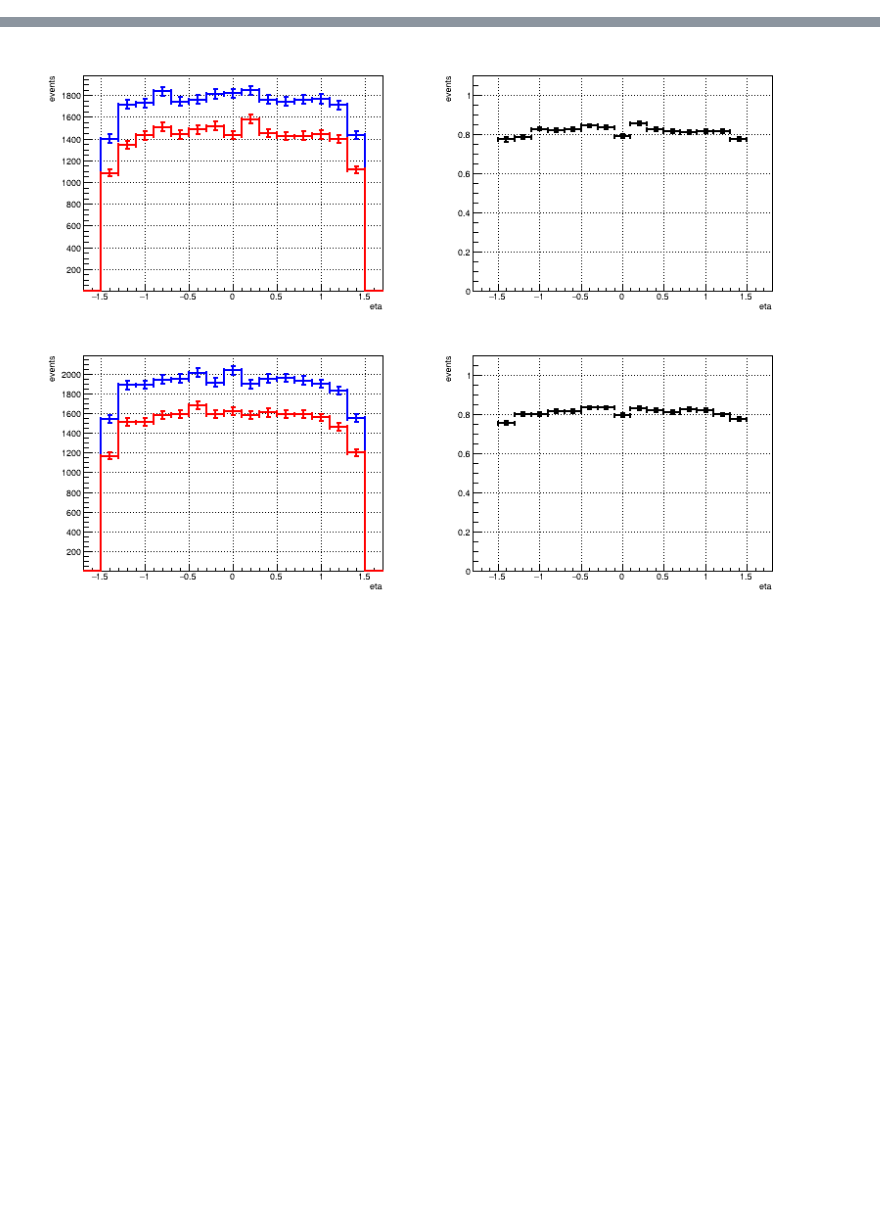
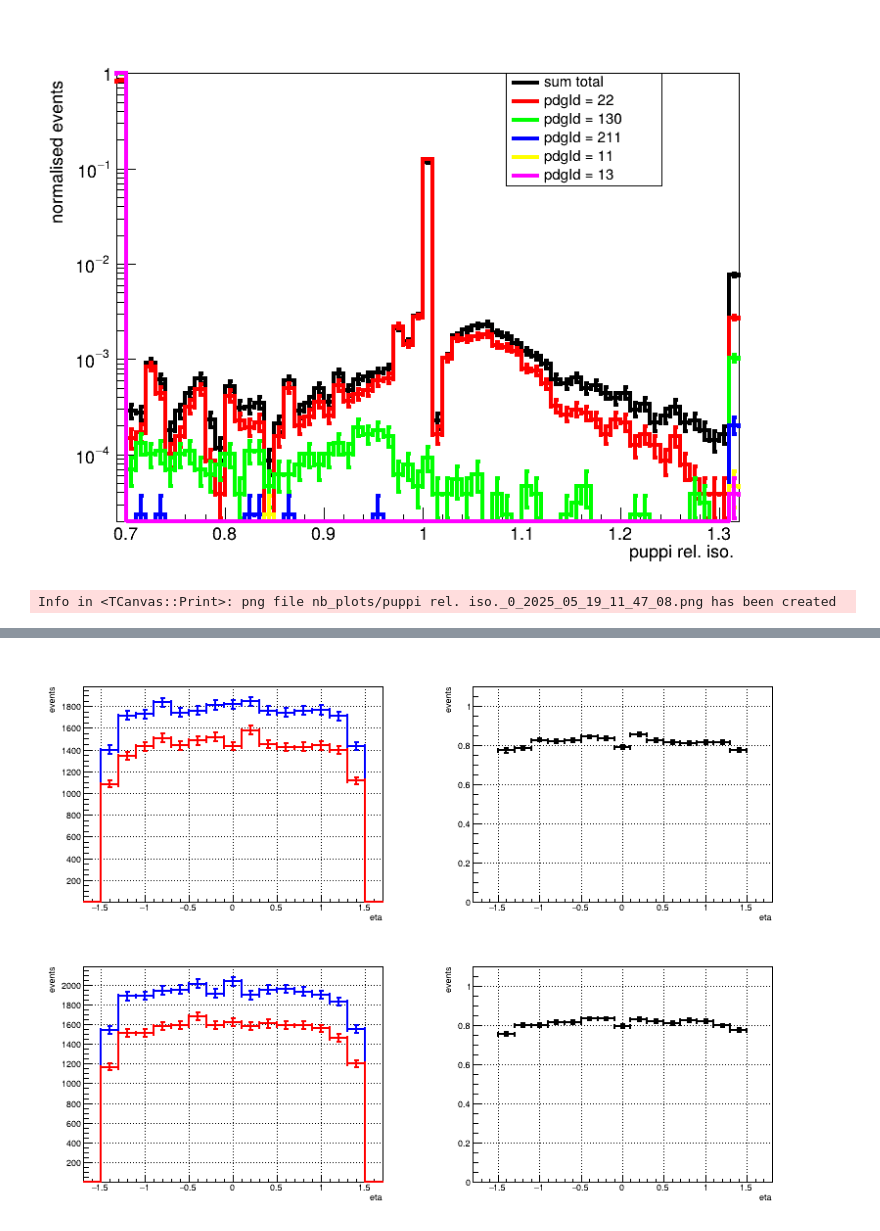
Before and after one commit to arsahasransu/asahasra-flat-table-analyser, a Jupyter notebook: quick_potter_nb.ipynb, the cells around one changed output, grey strips where cells are left out. Cells and saved outputs as stored; diff of their text form; code cells hidden in the pictures; blank space fills up the shorter version.

```diff
--- a/quick_potter_nb.ipynb
+++ b/quick_potter_nb.ipynb
@@ -119,0 +141,11 @@ def plotbysample(varlist, samplenum, binedges, *, logy=False, logx=False, normal
+# %%
+isostrs = ['isotot', 'iso22', 'iso130', 'iso211', 'iso11', 'iso13']
+isovarlist = [f'genDYEBTkEl1_TkEleL2_MCH_El1_Re_dRmin0_02_dRmax0_4_{isostr}_puppiIso' for isostr in isostrs]
+isovarplot = plotbysample(isovarlist, 0,
+                          np.arange(0.7, 1.31, 0.01),
+                          # np.concatenate((np.arange(0, 0.05, 0.05), np.arange(0.05, 2.17, 0.02) )),
+             logy=True, normalise=True)
+display(Image(filename=isovarplot))
+# %% [output]
+[figure, added]
+Info in <TCanvas::Print>: png file nb_plots/puppi rel. iso._0_2025_05_19_11_47_08.png has been created
```
Also changed, not shown: parts of 7 cells of this notebook, 9 other files.
